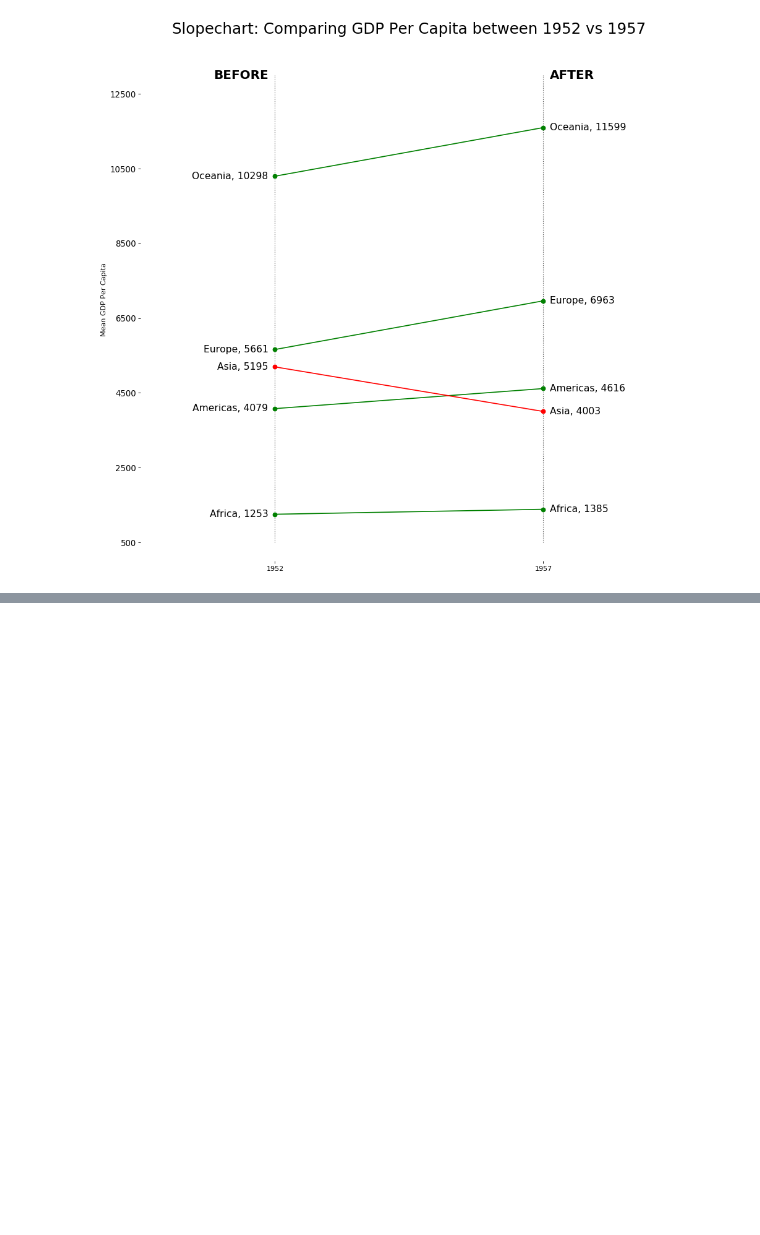
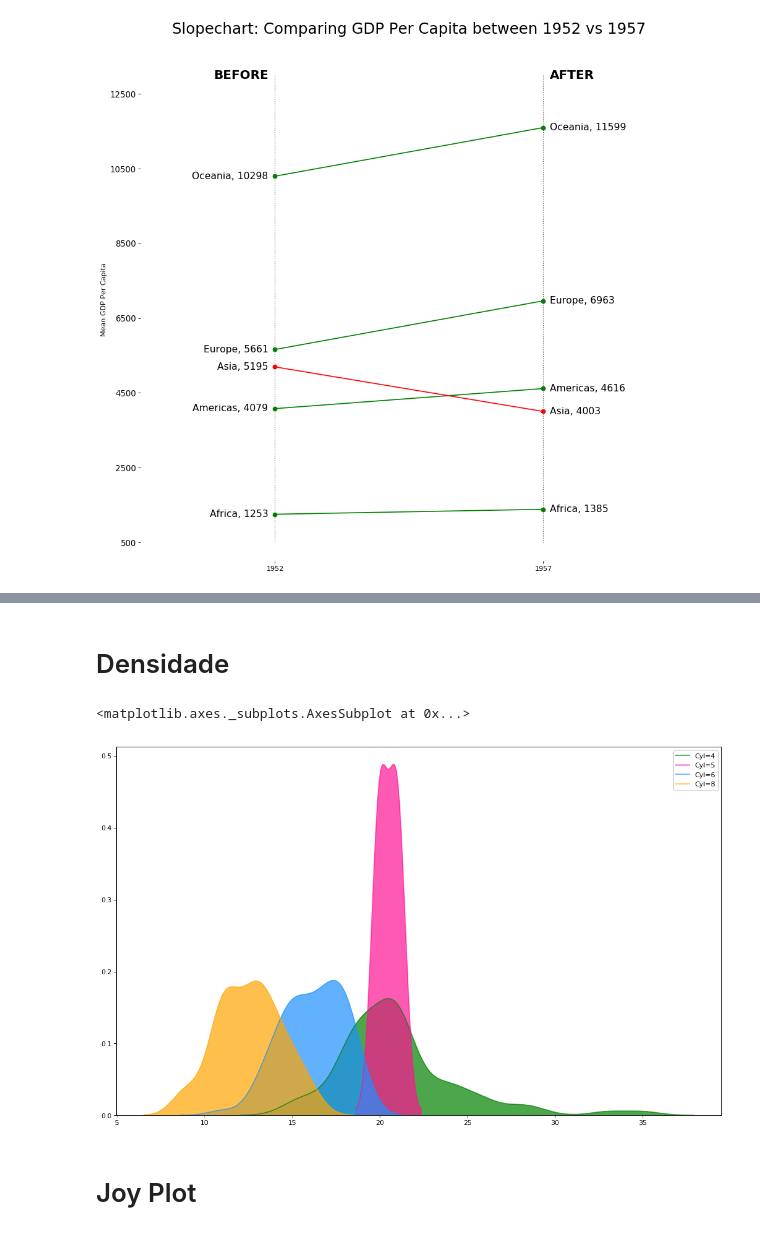
Before and after one commit to GCabral95/Codigos_Analise_Dados, a Jupyter notebook: Gráficos.ipynb, the cells around one changed output, grey strips where cells are left out. Drawn from its saved outputs; the diff is of its cells as text; code cells hidden in the pictures; blank space fills up the shorter version.

```diff
--- a/Gráficos.ipynb
+++ b/Gráficos.ipynb
@@ -467,0 +528,13 @@ plt.show()
+# %% [markdown]
+# Densidade
+# %%
+plt.figure(figsize=(16,10), dpi= 80)
+sns.kdeplot(df.loc[df['cyl'] == 4, "cty"], shade=True, color="g", label="Cyl=4", alpha=.7) #cyl e cty sao variaveis da base, e label é a legenda da categoria da variavel cyl
+sns.kdeplot(df.loc[df['cyl'] == 5, "cty"], shade=True, color="deeppink", label="Cyl=5", alpha=.7)
+sns.kdeplot(df.loc[df['cyl'] == 6, "cty"], shade=True, color="dodgerblue", label="Cyl=6", alpha=.7)
+sns.kdeplot(df.loc[df['cyl'] == 8, "cty"], shade=True, color="orange", label="Cyl=8", alpha=.7)
+# %% [output]
+<matplotlib.axes._subplots.AxesSubplot at 0x...>
+[figure, added]
+# %% [markdown]
+# Joy Plot
```
Also changed, not shown: parts of 30 cells of this notebook, 1 other file.
